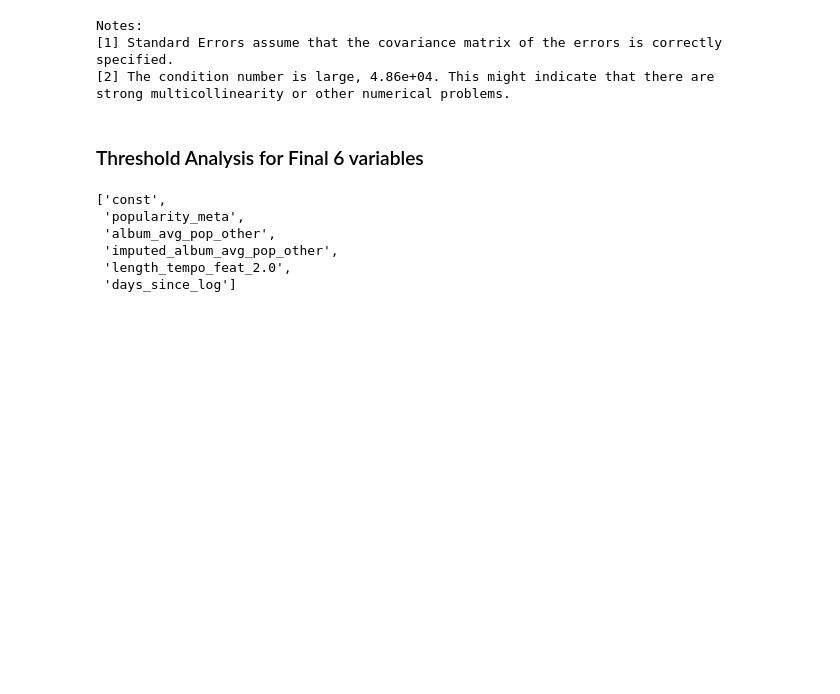
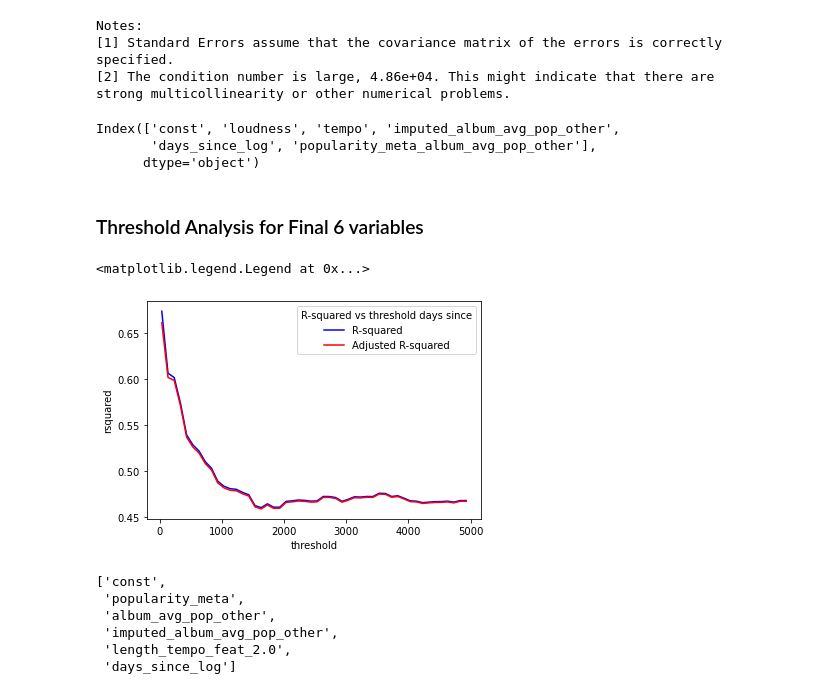
Before and after one commit to trantrikien239/isye6414_group_project, a Jupyter notebook: ashish/c.1_ppt_model_v0.ipynb, the cells around one changed output. Saved outputs shown, nothing was run; the diff lists cells and outputs as text; code cells hidden in the pictures; blank space fills up the shorter version.

```diff
--- a/ashish/c.1_ppt_model_v0.ipynb
+++ b/ashish/c.1_ppt_model_v0.ipynb
@@ -770,15 +770,38 @@ Notes:
 strong multicollinearity or other numerical problems.
 # %%
 X_new.to_csv("data_final_after_lasso_vif.csv",index=False)
+# %%
+X_new.columns
+# %% [output]
+Index(['const', 'loudness', 'tempo', 'imputed_album_avg_pop_other',
+       'days_since_log', 'popularity_meta_album_avg_pop_other'],
+      dtype='object')
 # %% [markdown]
 ### Threshold Analysis for Final 6 variables
 # %%
-encoded_df1["popularity_meta_album_avg_pop_other"] = encoded_df1["album_avg_pop_other"]*X_new["popularity_meta"]
-
+encoded_df1["popularity_meta_album_avg_pop_other"] = encoded_df1["album_avg_pop_other"]*encoded_df1["popularity_meta"]
+encoded_df1 = sm.add_constant(encoded_df1)
 X_cols = X_new.columns
 y_col = "popularity_"
 # %%
-def threshold_analysis(df,threshold,X_cols):
+def threshold_analysis(df,threshold):
     days_since_mask = df.days_since <=threshold
-    X = df.loc[days_since_mask][X_cols]
-    y = df.loc[days_since_mask][y_col]
+    X_filtered = df.loc[days_since_mask][X_cols]
+    y_filtered = df.loc[days_since_mask][y_col]
+    model_filtered = sm.OLS(y_filtered, X_filtered)
+    results_filtered=model_filtered.fit()
+    return {'threshold':threshold,'rsquared':results_filtered.rsquared,\
+            'adjusted-rsquared':results_filtered.rsquared_adj}
+# %%
+r_sq_final=[]
+for thresh in np.arange(30,5000,100):
+    r_sq_final.append(threshold_analysis(encoded_df1,thresh))
+
+df_r_sq_final=pd.DataFrame.from_dict(r_sq_final)
+# %%
+sns.lineplot(x="threshold",y="rsquared",data=df_r_sq_final[["threshold","rsquared"]],color="blue")
+sns.lineplot(x="threshold",y="adjusted-rsquared",data=df_r_sq_final[["threshold","adjusted-rsquared"]],color="red")
+plt.legend(title='R-squared vs threshold days since', loc='upper right', labels=['R-squared', 'Adjusted R-squared'])
+# %% [output]
+<matplotlib.legend.Legend at 0x...>
+[figure, added]
```
Also changed, not shown: parts of 1 cell of this notebook.
